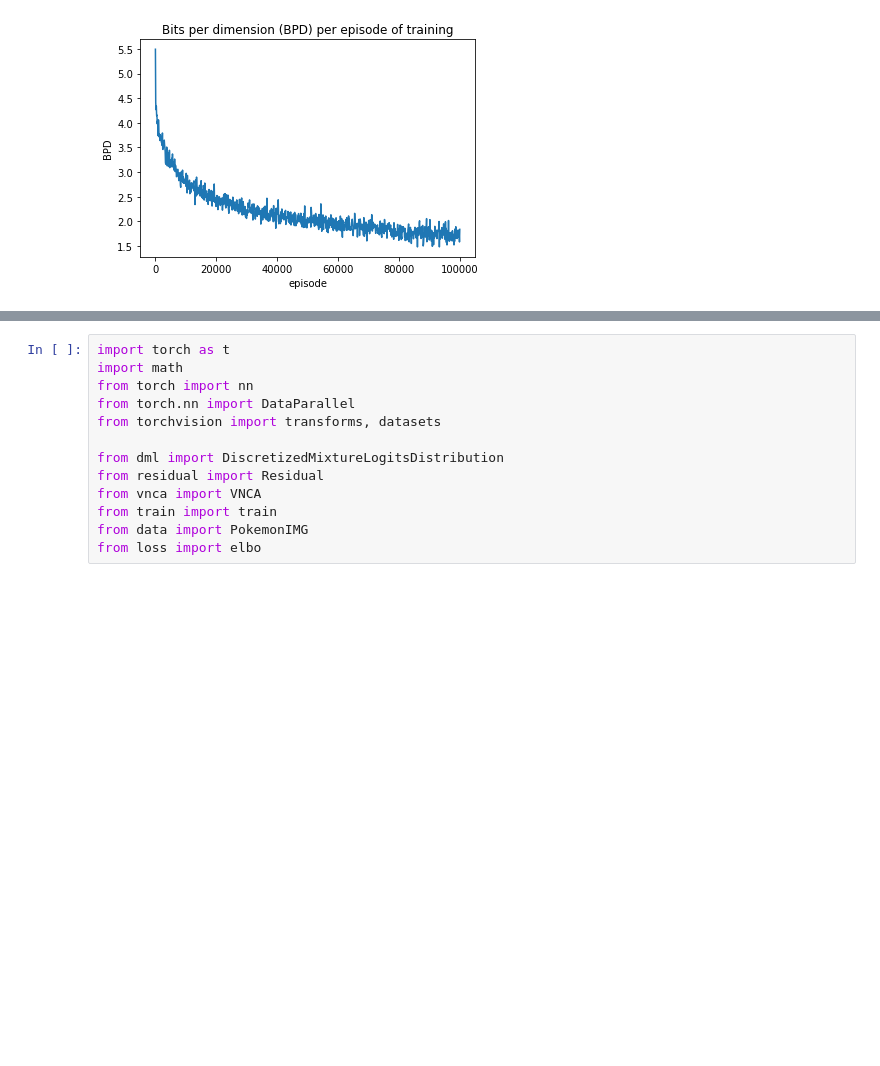
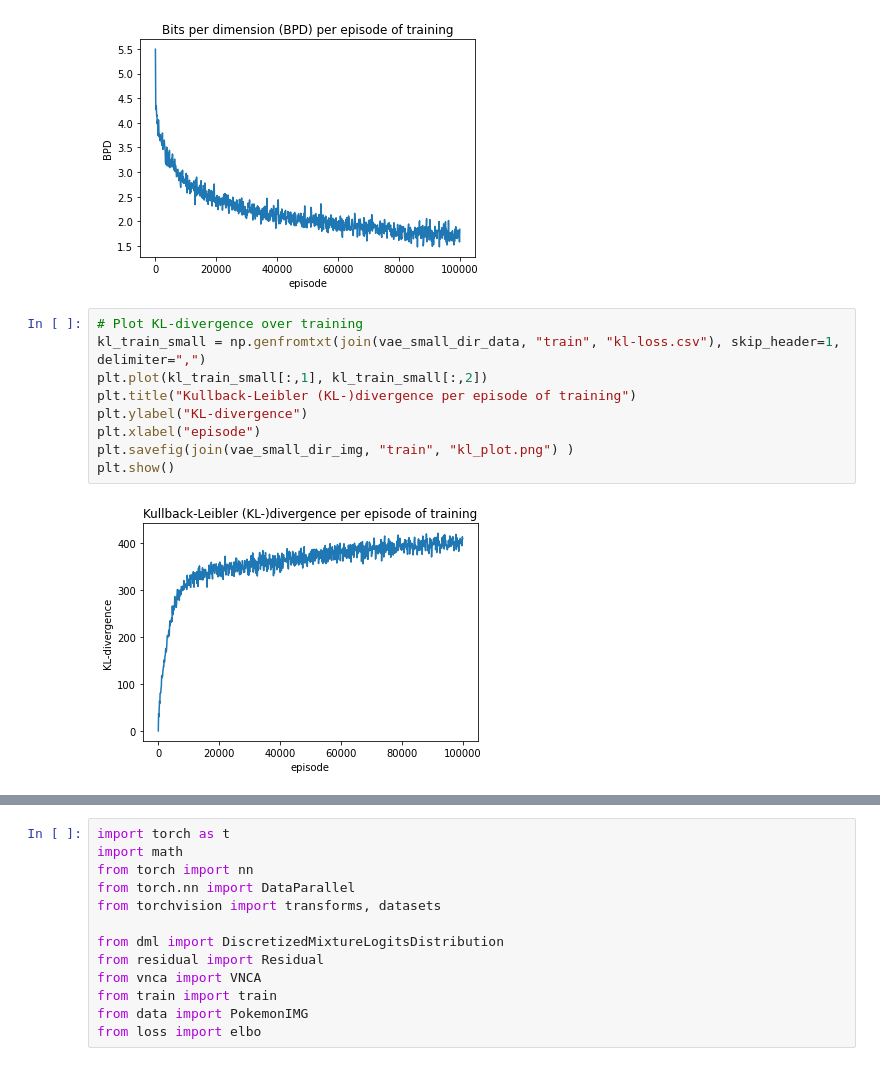
Before and after one commit to JanSchering/natural_computing, a Jupyter notebook: final/vae/presentation_vis.ipynb, the cells around one changed output, grey strips where cells are left out. Drawn from its saved outputs; the diff is of its cells as text; blank space fills up the shorter version.

Commit message:
plot training data

```diff
--- a/final/vae/presentation_vis.ipynb
+++ b/final/vae/presentation_vis.ipynb
@@ -71,3 +71,14 @@ plt.savefig(join(vae_small_dir_img, "train", "bpd_plot.png") )
 plt.show()
 # %% [output]
 [figure]
+# %%
+# Plot KL-divergence over training
+kl_train_small = np.genfromtxt(join(vae_small_dir_data, "train", "kl-loss.csv"), skip_header=1, delimiter=",")
+plt.plot(kl_train_small[:,1], kl_train_small[:,2])
+plt.title("Kullback-Leibler (KL-)divergence per episode of training")
+plt.ylabel("KL-divergence")
+plt.xlabel("episode")
+plt.savefig(join(vae_small_dir_img, "train", "kl_plot.png") )
+plt.show()
+# %% [output]
+[figure, added]
```
Also changed, not shown: parts of 2 cells of this notebook, 3 other files.
